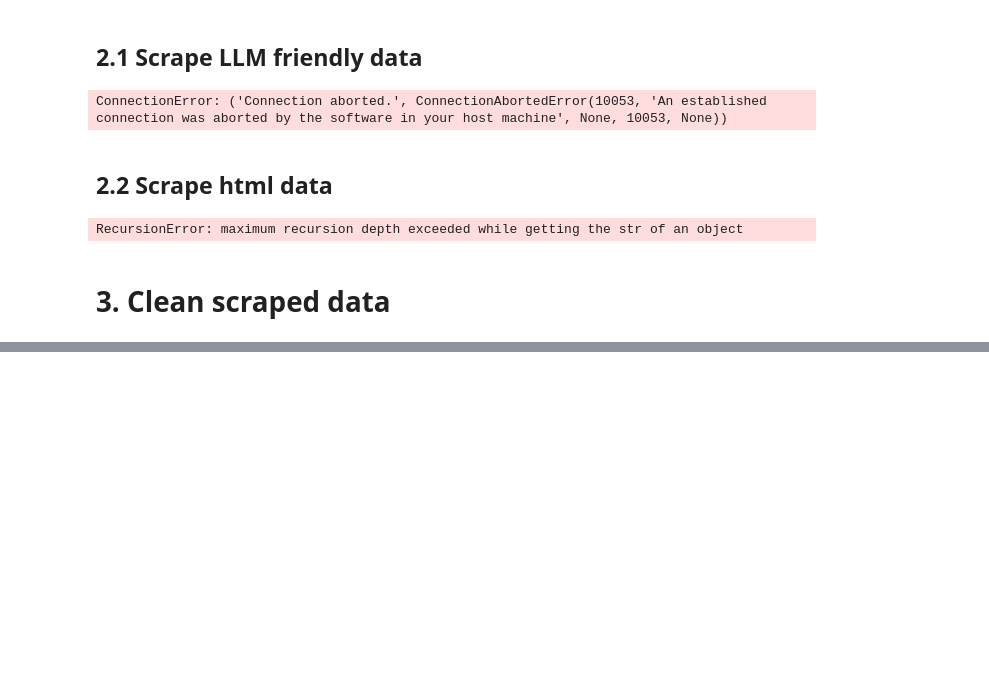
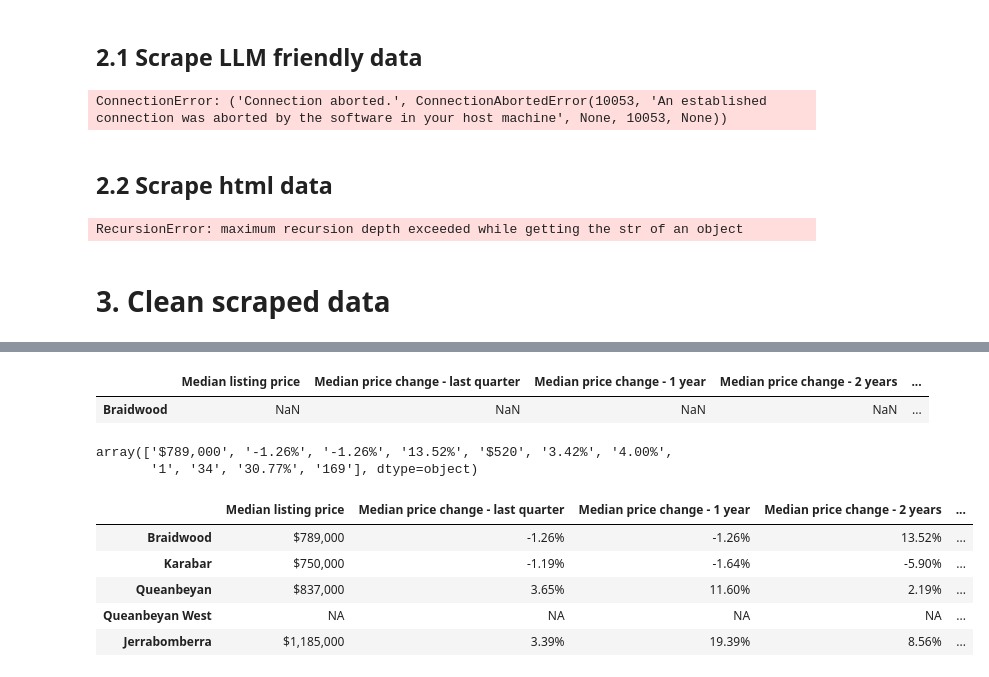
Before and after one commit to Hzye/property_market_analysis, a Jupyter notebook: scrape.ipynb, the cells around one changed output, grey strips where cells are left out. Drawn from its saved outputs; the diff is of its cells as text; code cells hidden in the pictures; blank space fills up the shorter version.

```diff
--- a/scrape.ipynb
+++ b/scrape.ipynb
@@ -311,0 +333,8 @@ df_states = combine_clean_data(data_states)
+# %%
+# get list of suburbs - consistent with our suburbs df
+suburbs = list(df_suburbs.index)
+# %%
+# get data columns we want to record for each suburb
+cols = list(tables["braidwood"]["median"]["Metric"].values) \
++ list(tables["braidwood"]["rental"]["Metric"].values) \
++ list(tables["braidwood"]["sales"]["Metric"].values)
@@ -311,0 +360,36 @@ df_states = combine_clean_data(data_states)
+# %%
+df_houses.head(1)
+# %% [output]
+|  | Median listing price | Median price change - last quarter | Median price change - 1 year | Median price change - 2 years | ... |
+| Braidwood | NaN | NaN | NaN | NaN | ... |
+# %%
+df_sub_table["House"].values
+# %% [output]
+array(['$789,000', '-1.26%', '-1.26%', '13.52%', '$520', '3.42%', '4.00%',
+       '1', '34', '30.77%', '169'], dtype=object)
+# %%
+# init empty df
+df_houses = pd.DataFrame(index=suburbs, columns=cols)
+df_town_houses = pd.DataFrame(index=suburbs, columns=cols)
+df_units = pd.DataFrame(index=suburbs, columns=cols)
+
+for suburb in tqdm(suburbs):
+    suburb_ = suburb.lower().replace(" ", "+")
+    df_sub_table = pd.concat([
+        tables[suburb_]["median"],
+        tables[suburb_]["rental"],
+        tables[suburb_]["sales"]
+    ])
+
+    df_houses.loc[suburb, :] = df_sub_table["House"].values
+    df_town_houses.loc[suburb, :] = df_sub_table["Townhouses"].values
+    df_units.loc[suburb, :] = df_sub_table["Units"].values
+# %%
+df_houses.head()
+# %% [output]
+|  | Median listing price | Median price change - last quarter | Median price change - 1 year | Median price change - 2 years | ... |
+| Braidwood | $789,000 | -1.26% | -1.26% | 13.52% | ... |
+| Karabar | $750,000 | -1.19% | -1.64% | -5.90% | ... |
+| Queanbeyan | $837,000 | 3.65% | 11.60% | 2.19% | ... |
+| Queanbeyan West | NA | NA | NA | NA | ... |
+| Jerrabomberra | $1,185,000 | 3.39% | 19.39% | 8.56% | ... |
```
Also changed, not shown: parts of 8 cells of this notebook, 1 other file.
